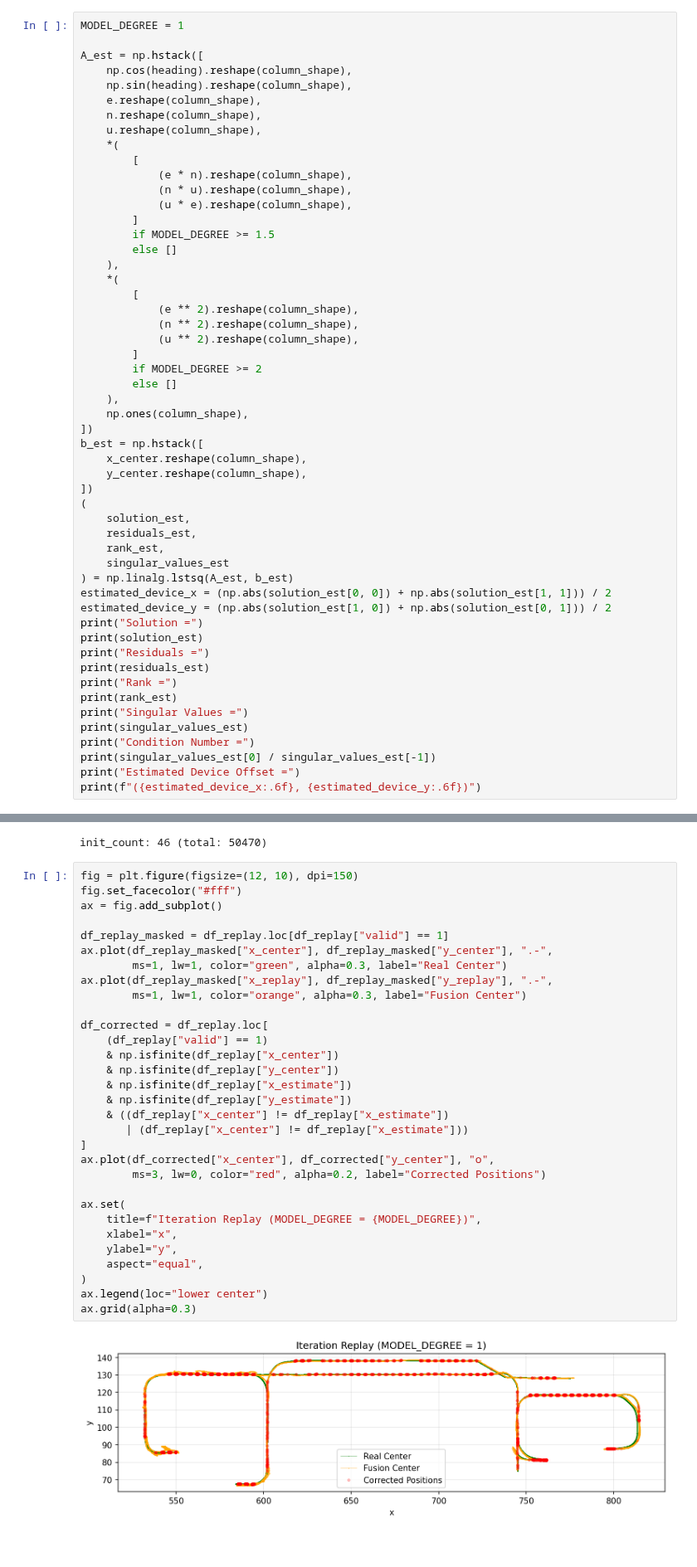
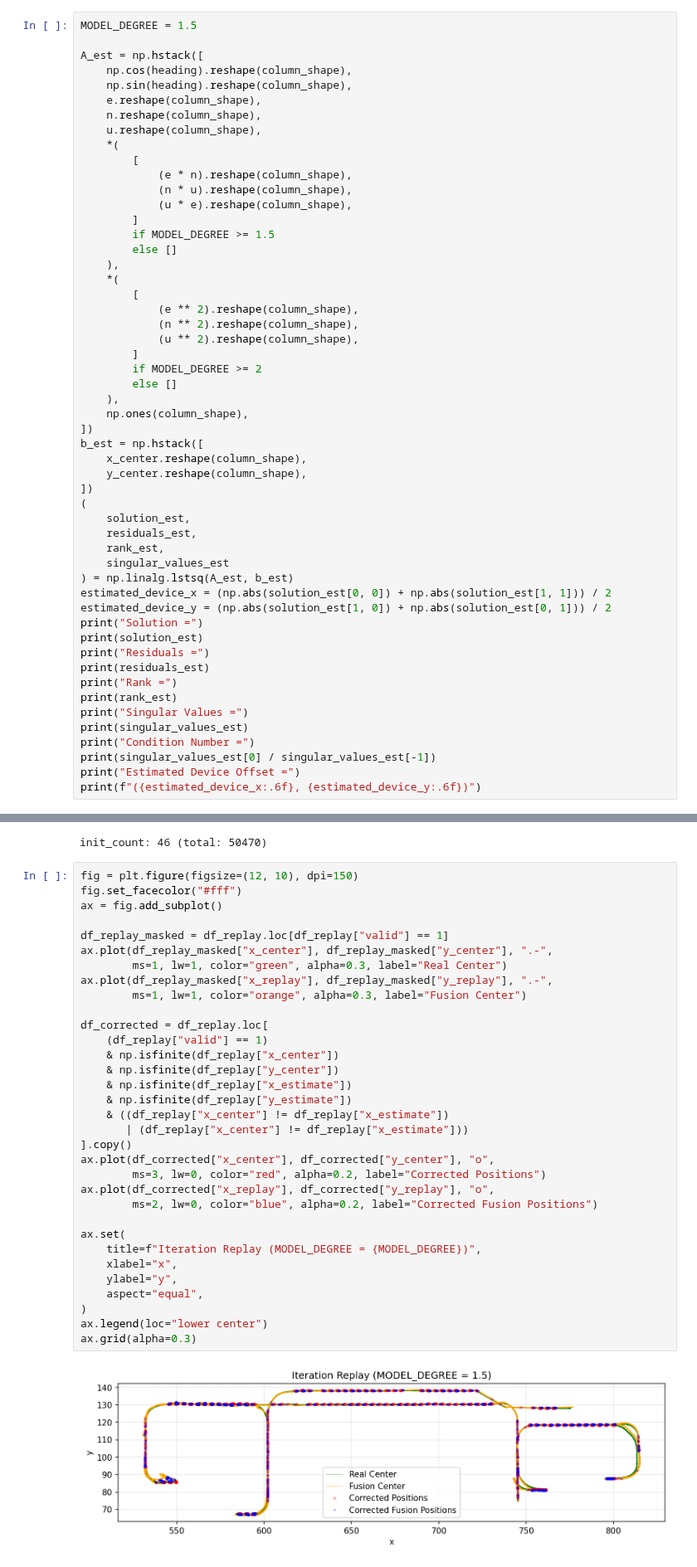
Before and after one commit to PeterAlbus/agv_parameter_visualization, a Jupyter notebook: coordinate_transform.ipynb, the cells around one changed output, grey strips where cells are left out. Shown at 83% size. Saved outputs shown, nothing was run; the diff lists cells and outputs as text.

```diff
--- a/coordinate_transform.ipynb
+++ b/coordinate_transform.ipynb
@@ -187,7 +187,7 @@ ax.grid(alpha=0.3)
 # %% [markdown]
 ## Estimate Device Offset
 # %%
-MODEL_DEGREE = 1
+MODEL_DEGREE = 1.5
 
 A_est = np.hstack([
     np.cos(heading).reshape(column_shape),
@@ -773,32 +773,34 @@ init_count: 46 (total: 50470)
 fig = plt.figure(figsize=(12, 10), dpi=150)
 fig.set_facecolor("#fff")
 ax = fig.add_subplot()
 
 df_replay_masked = df_replay.loc[df_replay["valid"] == 1]
 ax.plot(df_replay_masked["x_center"], df_replay_masked["y_center"], ".-",
         ms=1, lw=1, color="green", alpha=0.3, label="Real Center")
 ax.plot(df_replay_masked["x_replay"], df_replay_masked["y_replay"], ".-",
         ms=1, lw=1, color="orange", alpha=0.3, label="Fusion Center")
 
 df_corrected = df_replay.loc[
     (df_replay["valid"] == 1)
     & np.isfinite(df_replay["x_center"])
     & np.isfinite(df_replay["y_center"])
     & np.isfinite(df_replay["x_estimate"])
     & np.isfinite(df_replay["y_estimate"])
     & ((df_replay["x_center"] != df_replay["x_estimate"])
        | (df_replay["x_center"] != df_replay["x_estimate"]))
-]
+].copy()
 ax.plot(df_corrected["x_center"], df_corrected["y_center"], "o",
         ms=3, lw=0, color="red", alpha=0.2, label="Corrected Positions")
+ax.plot(df_corrected["x_replay"], df_corrected["y_replay"], "o",
+        ms=2, lw=0, color="blue", alpha=0.2, label="Corrected Fusion Positions")
 
 ax.set(
     title=f"Iteration Replay (MODEL_DEGREE = {MODEL_DEGREE})",
     xlabel="x",
     ylabel="y",
     aspect="equal",
 )
 ax.legend(loc="lower center")
 ax.grid(alpha=0.3)
 # %% [output]
-[figure, old version]
+[figure, new version]
```
Also changed, not shown: parts of 6 cells of this notebook.
